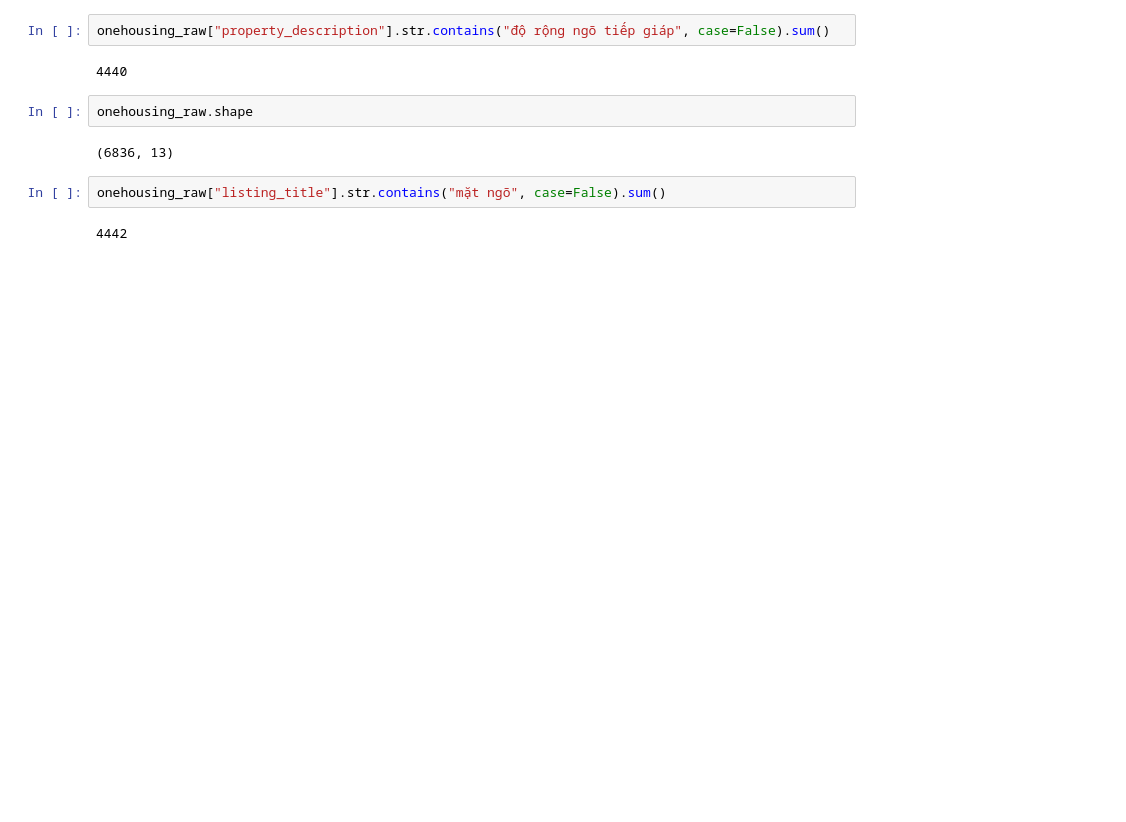
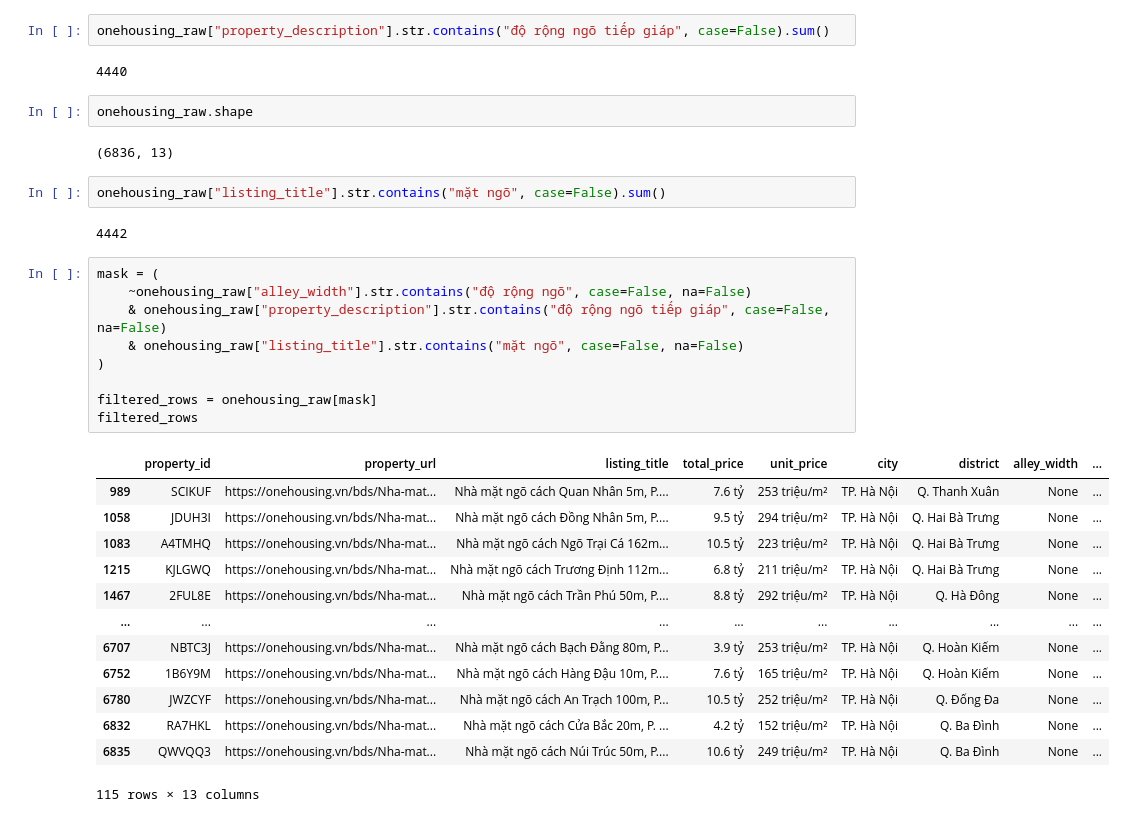
Before and after one commit to PhamMaiLinh-2403/estates-app, a Jupyter notebook: test.ipynb, the cells around one changed output. Saved outputs shown, nothing was run; the diff lists cells and outputs as text; blank space fills up the shorter version.

```diff
--- a/test.ipynb
+++ b/test.ipynb
@@ -526,3 +526,26 @@ onehousing_raw.shape
 onehousing_raw["listing_title"].str.contains("mặt ngõ", case=False).sum()
 # %% [output]
 4442
+# %%
+mask = (
+    ~onehousing_raw["alley_width"].str.contains("độ rộng ngõ", case=False, na=False)
+    & onehousing_raw["property_description"].str.contains("độ rộng ngõ tiếp giáp", case=False, na=False)
+    & onehousing_raw["listing_title"].str.contains("mặt ngõ", case=False, na=False)
+)
+
+filtered_rows = onehousing_raw[mask]
+filtered_rows
+# %% [output]
+|  | property_id | property_url | listing_title | total_price | unit_price | city | district | alley_width | ... |
+| 989 | SCIKUF | https://onehousing.vn/bds/Nha-mat... | Nhà mặt ngõ cách Quan Nhân 5m, P.... | 7.6 tỷ | 253 triệu/m² | TP. Hà Nội | Q. Thanh Xuân | None | ... |
+| 1058 | JDUH3I | https://onehousing.vn/bds/Nha-mat... | Nhà mặt ngõ cách Đồng Nhân 5m, P.... | 9.5 tỷ | 294 triệu/m² | TP. Hà Nội | Q. Hai Bà Trưng | None | ... |
+| 1083 | A4TMHQ | https://onehousing.vn/bds/Nha-mat... | Nhà mặt ngõ cách Ngõ Trại Cá 162m... | 10.5 tỷ | 223 triệu/m² | TP. Hà Nội | Q. Hai Bà Trưng | None | ... |
+| 1215 | KJLGWQ | https://onehousing.vn/bds/Nha-mat... | Nhà mặt ngõ cách Trương Định 112m... | 6.8 tỷ | 211 triệu/m² | TP. Hà Nội | Q. Hai Bà Trưng | None | ... |
+| 1467 | 2FUL8E | https://onehousing.vn/bds/Nha-mat... | Nhà mặt ngõ cách Trần Phú 50m, P.... | 8.8 tỷ | 292 triệu/m² | TP. Hà Nội | Q. Hà Đông | None | ... |
+| ... | ... | ... | ... | ... | ... | ... | ... | ... | ... |
+| 6707 | NBTC3J | https://onehousing.vn/bds/Nha-mat... | Nhà mặt ngõ cách Bạch Đằng 80m, P... | 3.9 tỷ | 253 triệu/m² | TP. Hà Nội | Q. Hoàn Kiếm | None | ... |
+| 6752 | 1B6Y9M | https://onehousing.vn/bds/Nha-mat... | Nhà mặt ngõ cách Hàng Đậu 10m, P.... | 7.6 tỷ | 165 triệu/m² | TP. Hà Nội | Q. Hoàn Kiếm | None | ... |
+| 6780 | JWZCYF | https://onehousing.vn/bds/Nha-mat... | Nhà mặt ngõ cách An Trạch 100m, P... | 10.5 tỷ | 252 triệu/m² | TP. Hà Nội | Q. Đống Đa | None | ... |
+| 6832 | RA7HKL | https://onehousing.vn/bds/Nha-mat... | Nhà mặt ngõ cách Cửa Bắc 20m, P. ... | 4.2 tỷ | 152 triệu/m² | TP. Hà Nội | Q. Ba Đình | None | ... |
+| 6835 | QWVQQ3 | https://onehousing.vn/bds/Nha-mat... | Nhà mặt ngõ cách Núi Trúc 50m, P.... | 10.6 tỷ | 249 triệu/m² | TP. Hà Nội | Q. Ba Đình | None | ... |
+115 rows × 13 columns
```
Also changed, not shown: 1 other file.
